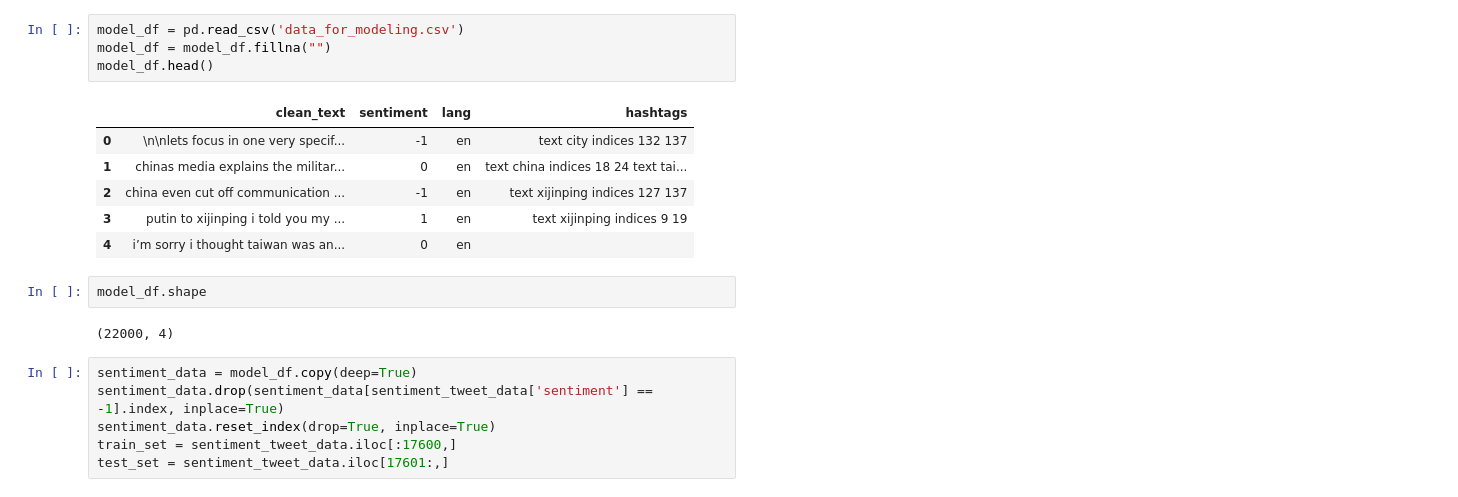
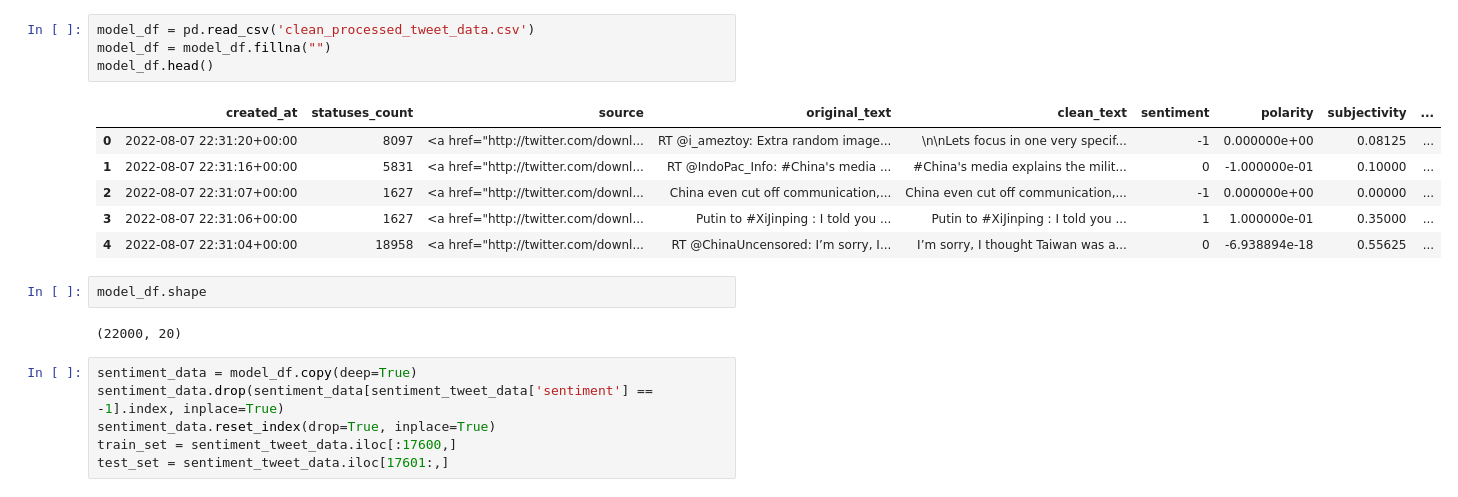
Before and after one commit to nahomHmichael/Twitter-Data-Analysis-10acad, a Jupyter notebook: topic_modeling.ipynb, the cells around one changed output. Saved outputs shown, nothing was run; the diff lists cells and outputs as text.

Commit message:
finished modeling

```diff
--- a/topic_modeling.ipynb
+++ b/topic_modeling.ipynb
@@ -56,18 +41,18 @@ from sklearn.decomposition import NMF, LatentDirichletAllocation
 # %%
-model_df = pd.read_csv('data_for_modeling.csv')
+model_df = pd.read_csv('clean_processed_tweet_data.csv')
 model_df = model_df.fillna("")
 model_df.head()
 # %% [output]
-|  | clean_text | sentiment | lang | hashtags |
-| 0 | \n\nlets focus in one very specif... | -1 | en | text city indices 132 137 |
-| 1 | chinas media explains the militar... | 0 | en | text china indices 18 24 text tai... |
-| 2 | china even cut off communication ... | -1 | en | text xijinping indices 127 137 |
-| 3 | putin to xijinping i told you my ... | 1 | en | text xijinping indices 9 19 |
-| 4 | i’m sorry i thought taiwan was an... | 0 | en |  |
+|  | created_at | statuses_count | source | original_text | clean_text | sentiment | polarity | subjectivity | ... |
+| 0 | 2022-08-07 22:31:20+00:00 | 8097 | <a href="http://twitter.com/downl... | RT @i_ameztoy: Extra random image... | \n\nLets focus in one very specif... | -1 | 0.000000e+00 | 0.08125 | ... |
+| 1 | 2022-08-07 22:31:16+00:00 | 5831 | <a href="http://twitter.com/downl... | RT @IndoPac_Info: #China's media ... | #China's media explains the milit... | 0 | -1.000000e-01 | 0.10000 | ... |
+| 2 | 2022-08-07 22:31:07+00:00 | 1627 | <a href="http://twitter.com/downl... | China even cut off communication,... | China even cut off communication,... | -1 | 0.000000e+00 | 0.00000 | ... |
+| 3 | 2022-08-07 22:31:06+00:00 | 1627 | <a href="http://twitter.com/downl... | Putin to #XiJinping : I told you ... | Putin to #XiJinping : I told you ... | 1 | 1.000000e-01 | 0.35000 | ... |
+| 4 | 2022-08-07 22:31:04+00:00 | 18958 | <a href="http://twitter.com/downl... | RT @ChinaUncensored: I’m sorry, I... | I’m sorry, I thought Taiwan was a... | 0 | -6.938894e-18 | 0.55625 | ... |
 # %%
 model_df.shape
 # %% [output]
-(22000, 4)
+(22000, 20)
 # %%
 sentiment_data = model_df.copy(deep=True)
 sentiment_data.drop(sentiment_data[sentiment_tweet_data['sentiment'] == -1].index, inplace=True)
```
Also changed, not shown: parts of 29 cells of this notebook, 1 other file.
